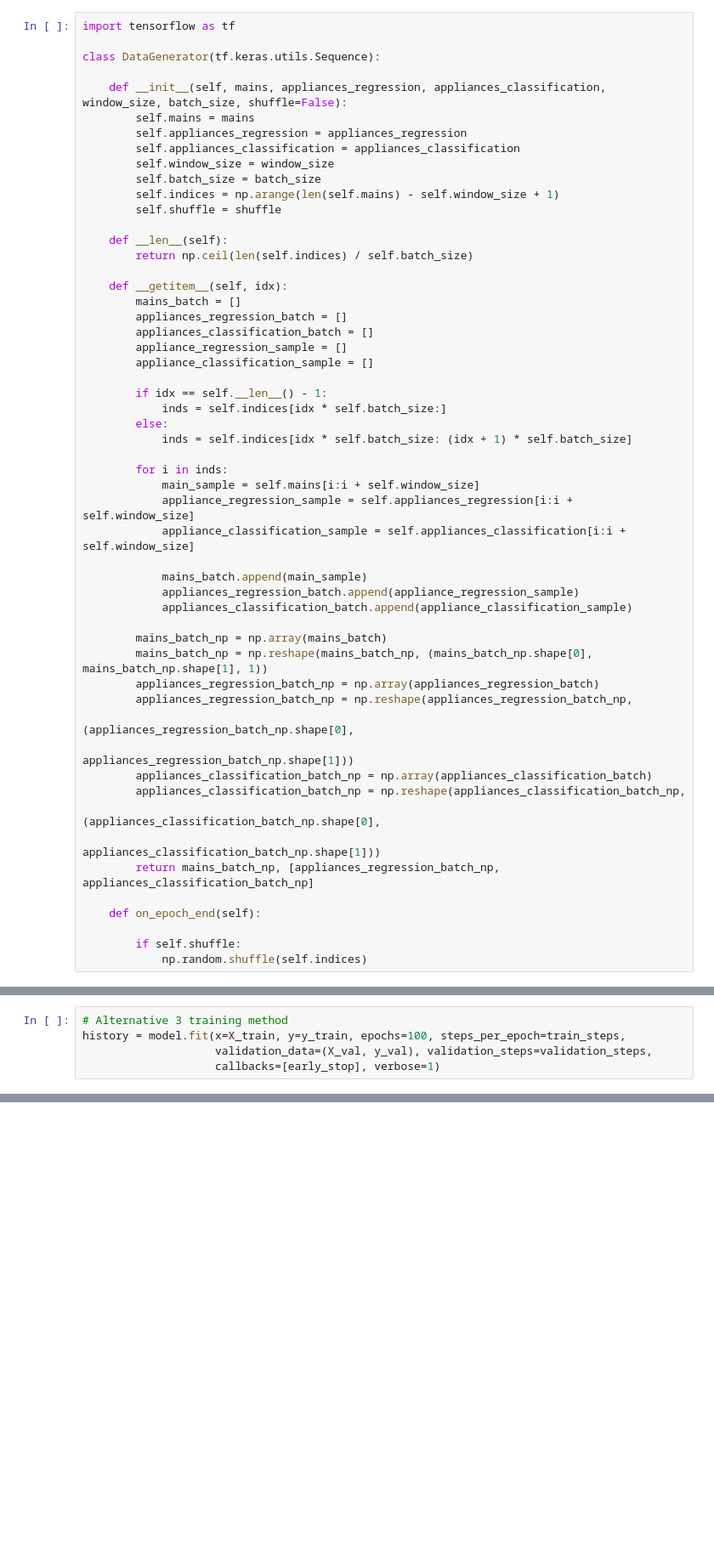
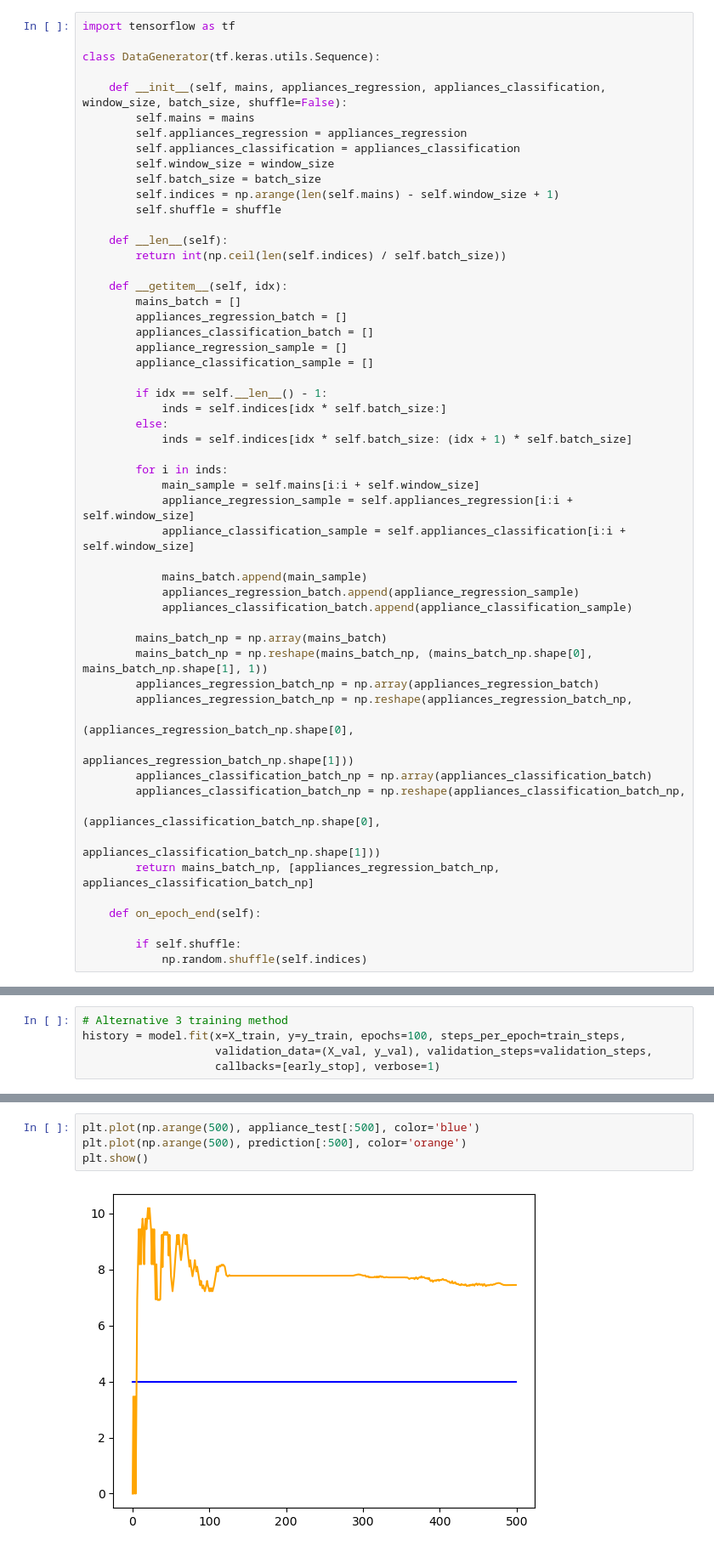
Before and after one commit to cgs434/attention-nilm, a Jupyter notebook: source/copyMain.ipynb, the cells around one changed output, grey strips where cells are left out. Shown: that part at 85% size. Drawn from its saved outputs; the diff is of its cells as text; blank space fills up the shorter version.

```diff
--- a/source/copyMain.ipynb
+++ b/source/copyMain.ipynb
@@ -124,7 +124,7 @@ class DataGenerator(tf.keras.utils.Sequence):
         self.shuffle = shuffle
 
     def __len__(self):
-        return np.ceil(len(self.indices) / self.batch_size)
+        return int(np.ceil(len(self.indices) / self.batch_size))
 
     def __getitem__(self, idx):
         mains_batch = []
@@ -586,0 +610,6 @@ fig.tight_layout()
+# %%
+plt.plot(np.arange(500), appliance_test[:500], color='blue')
+plt.plot(np.arange(500), prediction[:500], color='orange')
+plt.show()
+# %% [output]
+[figure, added]
```
Also changed, not shown: parts of 7 cells of this notebook, 4 other files.
